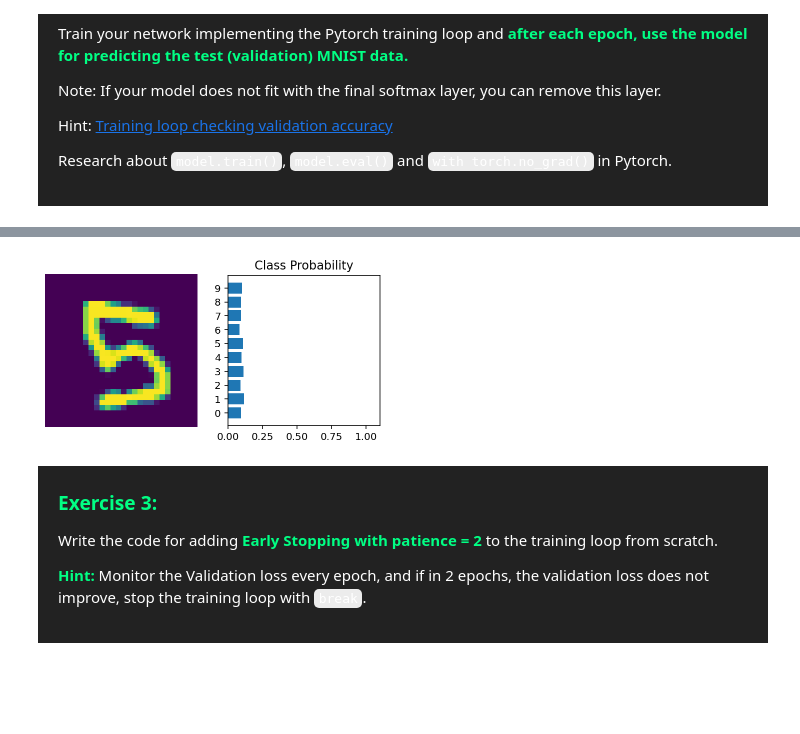
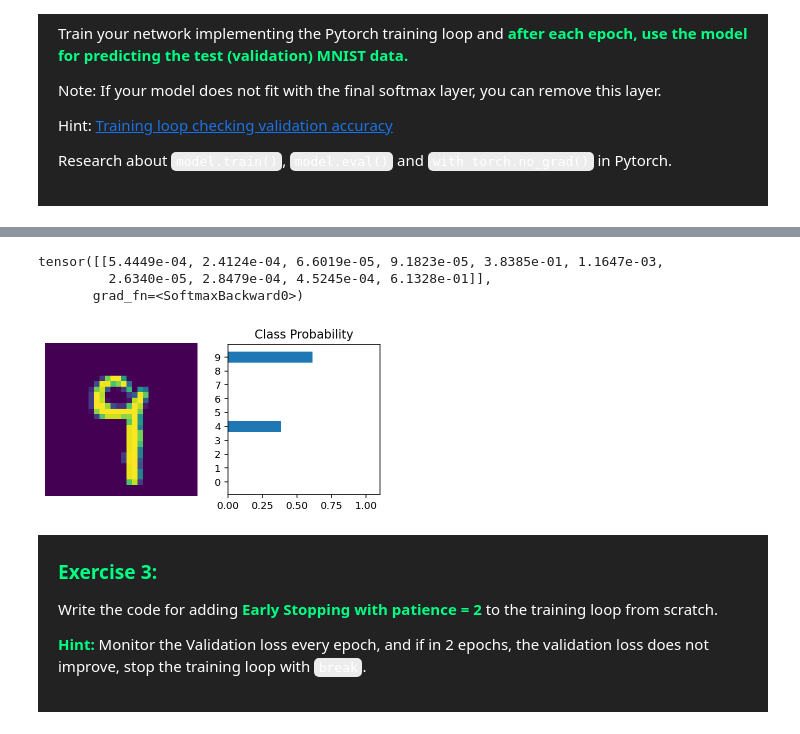
Before and after one commit to Jeko-Mus/deep-learning, a Jupyter notebook: week chapters/02. MLP Muliclass classification (MNIST)/4.3 Pytorch MNIST - Exercise.ipynb, the cells around one changed output, grey strips where cells are left out. Drawn from its saved outputs; the diff is of its cells as text; code cells hidden in the pictures; blank space fills up the shorter version.

```diff
--- a/week chapters/02. MLP Muliclass classification (MNIST)/4.3 Pytorch MNIST - Exercise.ipynb
+++ b/week chapters/02. MLP Muliclass classification (MNIST)/4.3 Pytorch MNIST - Exercise.ipynb
@@ -532,0 +505,25 @@ Sequential(
+# %%
+class Network(nn.Module):
+
+    # Defining the layers, 128, 64, 10 units each
+    def __init__(self):
+        super().__init__()
+        self.fc1 = nn.Linear(784, 400)
+        self.fc2 = nn.Linear(400, 200)
+        self.fc3 = nn.Linear(200, 100)
+        self.fc4 = nn.Linear(100, 10)
+
+    # Forward pass through the network, returns the output logits
+    def forward(self, x):
+        x = self.fc1(x)
+        x = F.relu(x)
+        x = self.fc2(x)
+        x = F.relu(x)
+        x = self.fc3(x)
+        x = F.relu(x)
+        x = self.fc4(x)
+        #x = F.softmax(x, dim=1)
+        return x
+
+model = Network()
+model
@@ -599,12 +603,16 @@ Epoch: 1/3
 # %%
 # Run this cell with your model to make sure it works and predicts well for the validation data
 images, labels = next(iter(testloader))
 images.resize_(images.shape[0], 1, 784)
-
-ps = model.forward(images[0,:])
+logit = model.forward(images[0,:])
+ps = F.softmax(logit, dim =1)
+print(ps)
 view_classify(images[0].view(1, 28, 28), ps)
 # %% [output]
+tensor([[5.4449e-04, 2.4124e-04, 6.6019e-05, 9.1823e-05, 3.8385e-01, 1.1647e-03,
+         2.6340e-05, 2.8479e-04, 4.5245e-04, 6.1328e-01]],
+       grad_fn=<SoftmaxBackward0>)
-[figure, old version]
+[figure, new version]
 # %% [markdown]
 <div style="background:#222222; color:#ffffff; padding:20px">
   <h3 style="color:#01ff84; margin-top:4px">Exercise 3:</h3>
```
Also changed, not shown: parts of 6 cells of this notebook.
